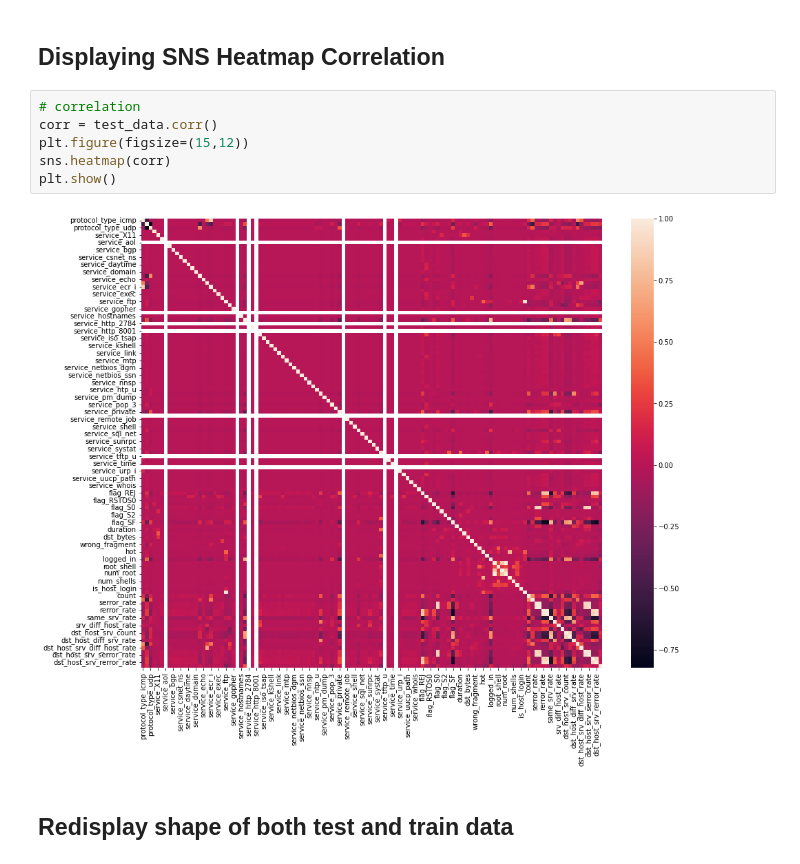
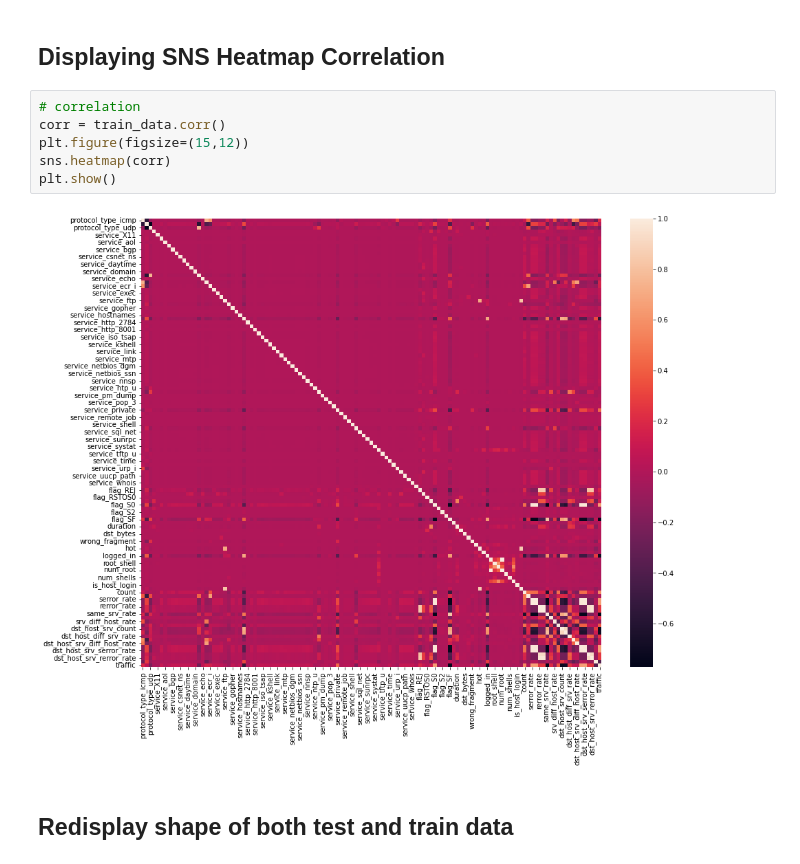
Before and after one commit to ClockWize171/network-traffic-analysis-tensorflow, a Jupyter notebook: kdd19-analysis.ipynb, the cells around one changed output. Saved outputs shown, nothing was run; the diff lists cells and outputs as text.

```diff
--- a/kdd19-analysis.ipynb
+++ b/kdd19-analysis.ipynb
@@ -450,12 +450,12 @@ test_data.drop(['num_outbound_cmds'], axis=1, inplace=True)
 ## Displaying SNS Heatmap Correlation
 # %%
 # correlation
-corr = test_data.corr()
+corr = train_data.corr()
 plt.figure(figsize=(15,12))
 sns.heatmap(corr)
 plt.show()
 # %% [output]
-[figure, old version]
+[figure, new version]
 # %% [markdown]
 ## Redisplay shape of both test and train data
 # %%
```
Also changed, not shown: parts of 26 cells of this notebook.
